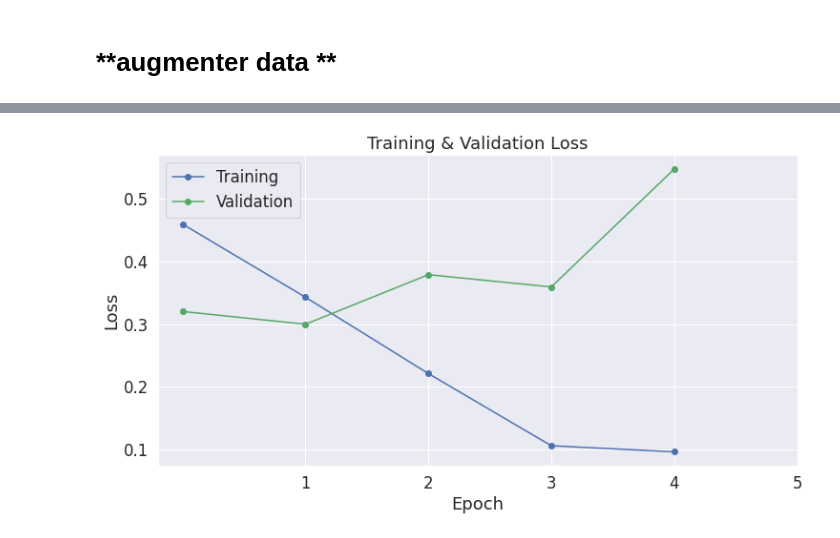
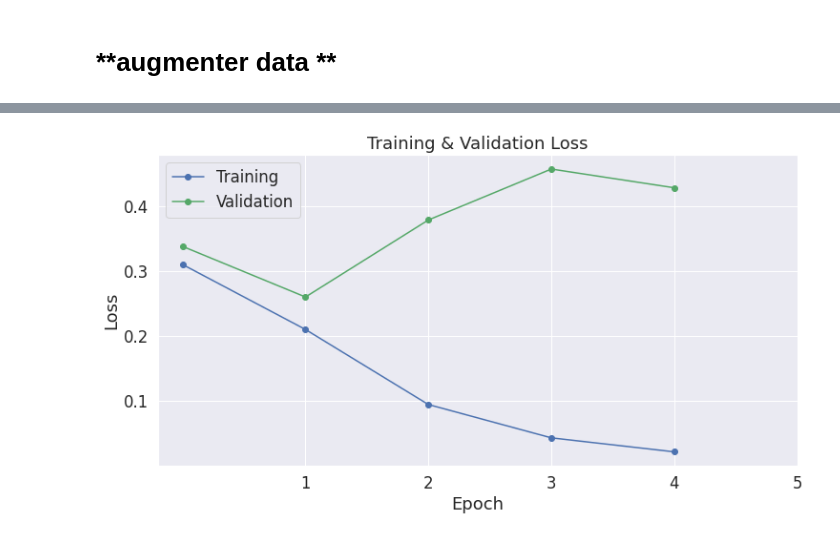
Before and after one commit to NabilBADRI/Pre-trained-Language-Models-for-Abusive-and-Hate-speech-Classification-in-Arab, a Jupyter notebook: Bert_base_arabic_with_train_and_test_of_all_dialect.ipynb, the cells around one changed output, grey strips where cells are left out. Cells and saved outputs as stored; diff of their text form; code cells hidden in the pictures.

```diff
--- a/Bert_base_arabic_with_train_and_test_of_all_dialect.ipynb
+++ b/Bert_base_arabic_with_train_and_test_of_all_dialect.ipynb
@@ -419,26 +419,0 @@ TrainOutput(global_step=245, training_loss=0.8346036560681401, metrics={'train_r
-# %%
-import matplotlib.pyplot as plt
-
-df_train=[1.063600 , 0.997600 , 0.892800 , 0.7055 , 0.5135  ]
-df_valid=[1.026851 , 0.963279 , 0.811796 ,0.796516  , 0.726956]
-import seaborn as sns
-
-# Use plot styling from seaborn.
-sns.set(style='darkgrid')
-
-# Increase the plot size and font size.
-sns.set(font_scale=1.5)
-plt.rcParams["figure.figsize"] = (12,6)
-
-# Plot the learning curve.
-plt.plot(df_train, 'b-o', label="Training")
-plt.plot(df_valid, 'g-o', label="Validation")
-
-# Label the plot.
-plt.title("Training & Validation Loss")
-plt.xlabel("Epoch")
-plt.ylabel("Loss")
-plt.legend()
-plt.xticks([1, 2, 3, 4,5])
-
-plt.show()
@@ -1089,28 +1066,28 @@ PredictionOutput(predictions=array([[-0.6446825,  4.1692247, -4.1573524],
 # %%
 import matplotlib.pyplot as plt
 
-df_train=[0.4599 , 0.343 , 0.221 , 0.1056 , 0.095900]
-df_valid=[0.320251 , 0.299905 , 0.379101 ,0.359504  , 0.547950]
+df_train=[0.3100 , 0.210100 , 0.094700 , 0.043500 ,0.022000]
+df_valid=[0.337868 , 0.260061 , 0.378513 ,0.456796  , 0.428032]
 import seaborn as sns
 
 # Use plot styling from seaborn.
 sns.set(style='darkgrid')
 
 # Increase the plot size and font size.
 sns.set(font_scale=1.5)
 plt.rcParams["figure.figsize"] = (12,6)
 
 # Plot the learning curve.
 plt.plot(df_train, 'b-o', label="Training")
 plt.plot(df_valid, 'g-o', label="Validation")
 
 # Label the plot.
 plt.title("Training & Validation Loss")
 plt.xlabel("Epoch")
 plt.ylabel("Loss")
 plt.legend()
 plt.xticks([1, 2, 3, 4,5])
 
 plt.show()
 # %% [output]
-[figure, old version]
+[figure, new version]
```
Also changed, not shown: parts of 41 cells of this notebook.
